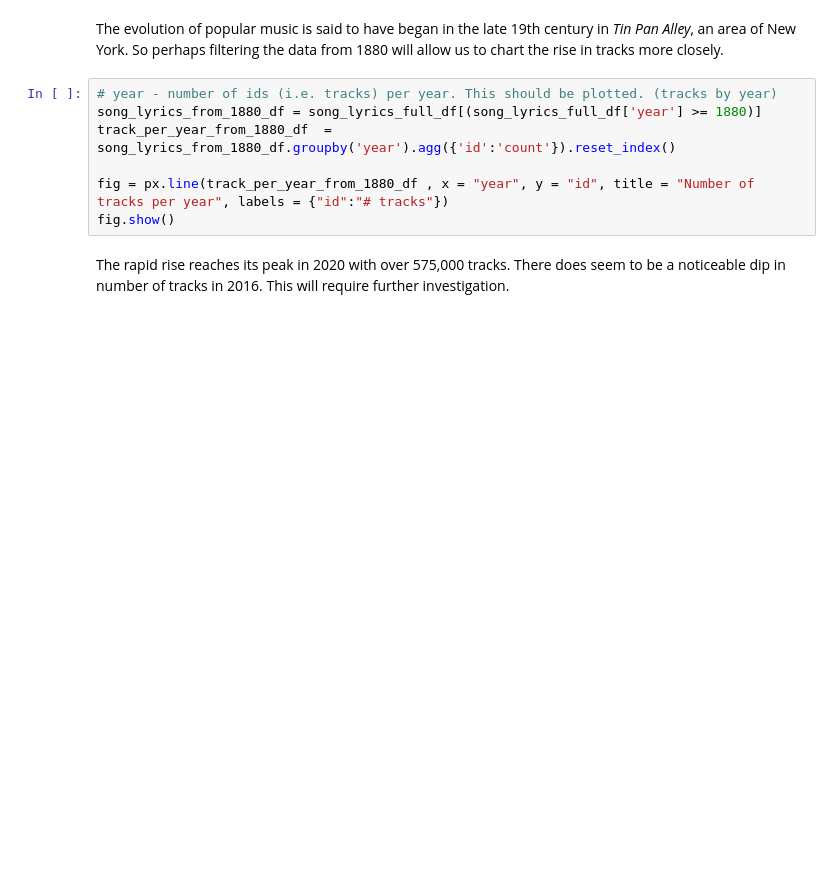
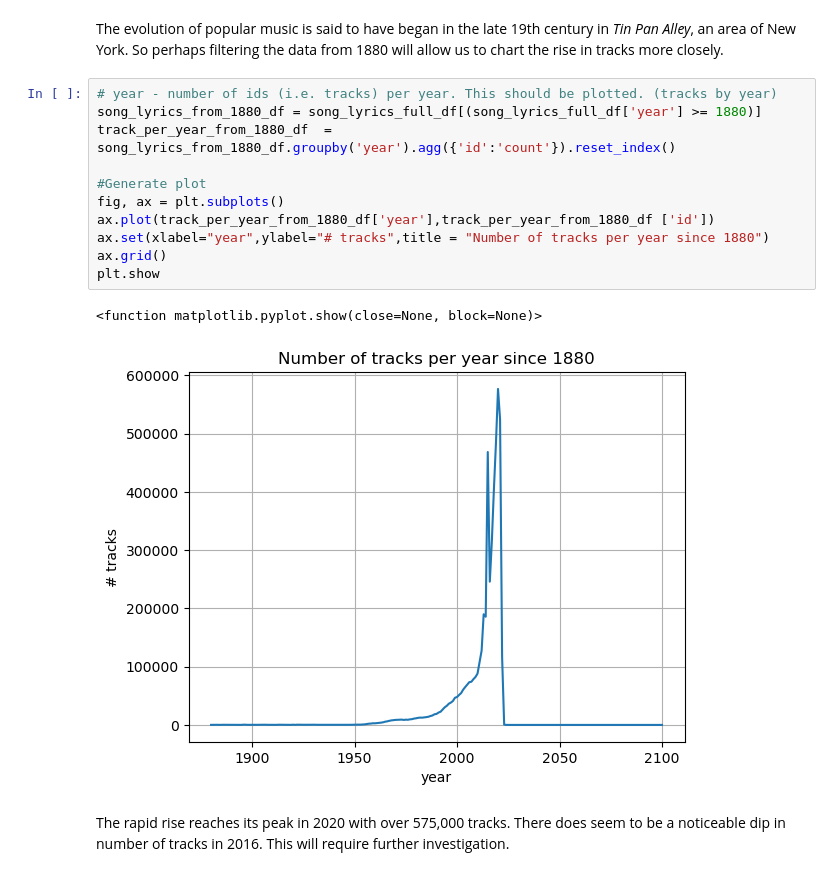
Before and after one commit to wanyakrecipes/lyrical_sentiment, a Jupyter notebook: notebook.ipynb, the cells around one changed output. Cells and saved outputs as stored; diff of their text form; blank space fills up the shorter version.

Commit message:
added matlibplot charts instead of plotly

```diff
--- a/notebook.ipynb
+++ b/notebook.ipynb
@@ -124,10 +122,17 @@ The evolution of popular music is said to have began in the late 19th century in
 # %%
 # year - number of ids (i.e. tracks) per year. This should be plotted. (tracks by year)
 song_lyrics_from_1880_df = song_lyrics_full_df[(song_lyrics_full_df['year'] >= 1880)]
 track_per_year_from_1880_df  = song_lyrics_from_1880_df.groupby('year').agg({'id':'count'}).reset_index()
 
-fig = px.line(track_per_year_from_1880_df , x = "year", y = "id", title = "Number of tracks per year", labels = {"id":"# tracks"})
-fig.show()
+#Generate plot
+fig, ax = plt.subplots()
+ax.plot(track_per_year_from_1880_df['year'],track_per_year_from_1880_df ['id'])
+ax.set(xlabel="year",ylabel="# tracks",title = "Number of tracks per year since 1880")
+ax.grid()
+plt.show
+# %% [output]
+<function matplotlib.pyplot.show(close=None, block=None)>
+[figure, added]
 # %% [markdown]
 The rapid rise reaches its peak in 2020 with over 575,000 tracks. There does seem to be a noticeable dip in number of tracks in 2016. This will require further investigation.
 # %% [markdown]
```
Also changed, not shown: parts of 1 cell of this notebook.
